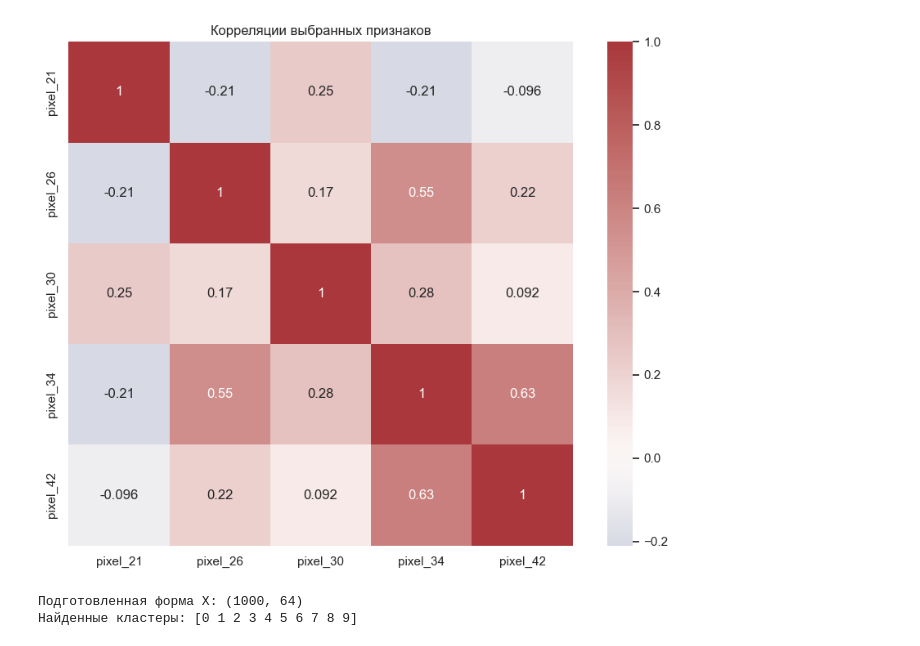
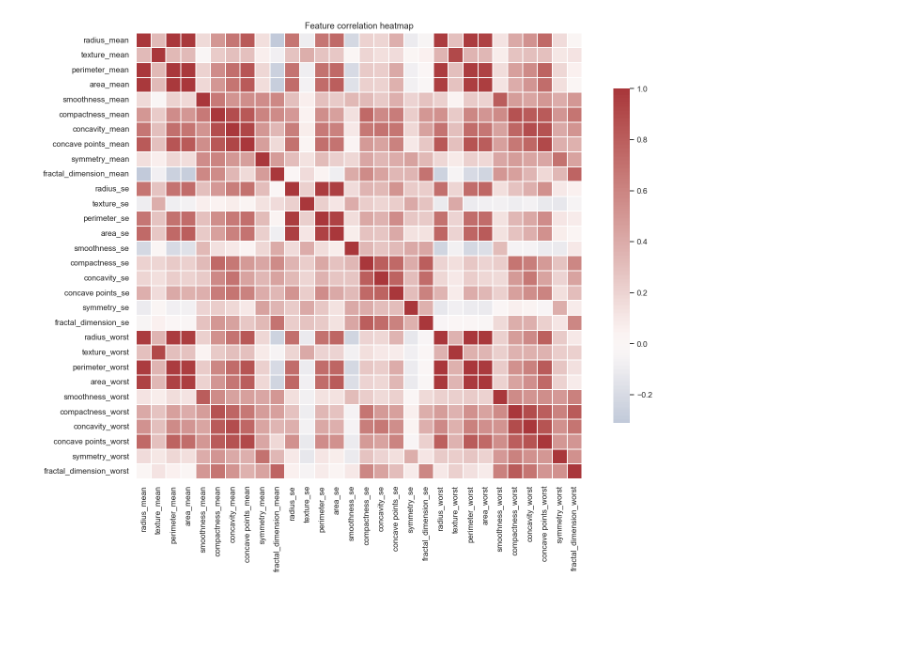
Before and after one commit to firefiruses/Clusters, a Jupyter notebook: lab1/lab1.ipynb, the cells around one changed output. Cells and saved outputs as stored; diff of their text form; code cells hidden in the pictures; blank space fills up the shorter version.

```diff
--- a/lab1/lab1.ipynb
+++ b/lab1/lab1.ipynb
@@ -89,0 +1,25 @@ plt.show()
+# %%
+import warnings
+warnings.filterwarnings("ignore")
+from pathlib import Path
+import numpy as np
+import pandas as pd
+import seaborn as sns
+import matplotlib.pyplot as plt
+import plotly.express as px
+from sklearn.decomposition import PCA
+from sklearn.preprocessing import StandardScaler
+from sklearn.cluster import KMeans, DBSCAN, AgglomerativeClustering
+from sklearn.metrics import adjusted_rand_score, calinski_harabasz_score, davies_bouldin_score, silhouette_score
+from sklearn.neighbors import NearestNeighbors
+from multidim_visualization import HighDimVisualizer, HAS_UMAP
+
+sns.set_theme(style="whitegrid", palette="Set2")
+plt.rcParams["figure.figsize"] = (10, 6)
+plt.rcParams["figure.dpi"] = 110
+# %%
+data_path = Path("data.csv")
+df = pd.read_csv(data_path)
+df = df.dropna(axis=1, how="all")
+print(df.shape)
+display(df.head())
@@ -89,0 +65,11 @@ plt.show()
+# %%
+target = df["diagnosis"].copy()
+target_codes = target.map({"B": 0, "M": 1}).to_numpy()
+features_df = df.drop(columns=["id", "diagnosis"])
+feature_names = features_df.columns.tolist()
+X_raw = features_df.to_numpy(dtype=float)
+scaler = StandardScaler()
+X_scaled = scaler.fit_transform(X_raw)
+print(X_raw.shape)
+print(np.round(X_scaled.mean(axis=0)[:5], 6))
+print(np.round(X_scaled.std(axis=0)[:5], 6))
@@ -90,29 +88,9 @@ plt.show()
 # %%
-plt.figure(figsize=(9, 7))
-corr = df[selected_features].corr()
-sns.heatmap(corr, annot=True, cmap="vlag", center=0, square=True)
-plt.title("Корреляции выбранных признаков")
+corr = features_df.corr()
+plt.figure(figsize=(14, 11))
+sns.heatmap(corr, cmap="vlag", center=0, square=True, linewidths=0.2, cbar_kws={"shrink": 0.75})
+plt.title("Feature correlation heatmap")
 plt.tight_layout()
 plt.show()
 # %% [output]
-[figure, old version]
+[figure, new version]
-# %%
-visualizer = HighDimVisualizer(random_state=RANDOM_STATE)
-
-X, y, names = visualizer.prepare_dataset(
-    digits,
-    scale=True,
-    max_samples=1000,
-)
-
-cluster_labels, kmeans = visualizer.cluster_dataset(
-    X,
-    method="kmeans",
-    n_clusters=10,
-)
-
-print("Подготовленная форма X:", X.shape)
-print("Найденные кластеры:", np.unique(cluster_labels))
-# %% [output]
-Подготовленная форма X: (1000, 64)
-Найденные кластеры: [0 1 2 3 4 5 6 7 8 9]
```
Also changed, not shown: parts of 22 cells of this notebook, 2 other files.
